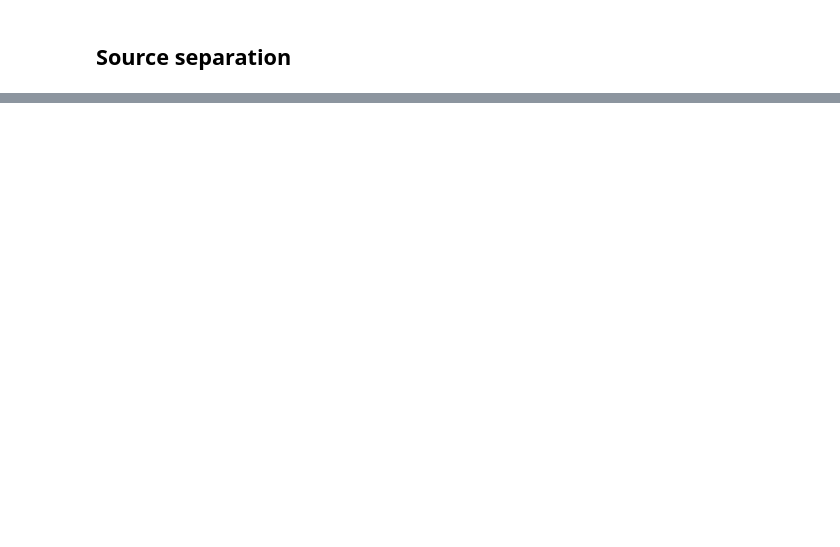
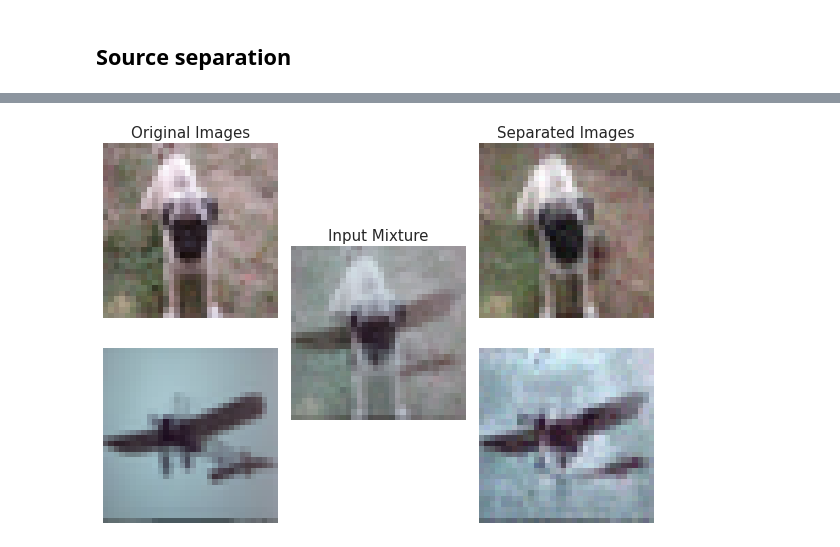
Before and after one commit to grantmerz/score_sde_pytorch, a Jupyter notebook: Source_Separation.ipynb, the cells around one changed output, grey strips where cells are left out. Drawn from its saved outputs; the diff is of its cells as text; code cells hidden in the pictures; blank space fills up the shorter version.

```diff
--- a/Source_Separation.ipynb
+++ b/Source_Separation.ipynb
@@ -362,0 +410,4 @@ TypeError: can't convert cuda:0 device type tensor to numpy. Use Tensor.cpu() to
+# %%
+show_ex(mx1,mx2,img1,img2,16)
+plt.savefig('assets/ex2.png')
+# %% [output]
@@ -362,0 +416 @@ TypeError: can't convert cuda:0 device type tensor to numpy. Use Tensor.cpu() to
+[figure, added]
```
Also changed, not shown: parts of 20 cells of this notebook.
